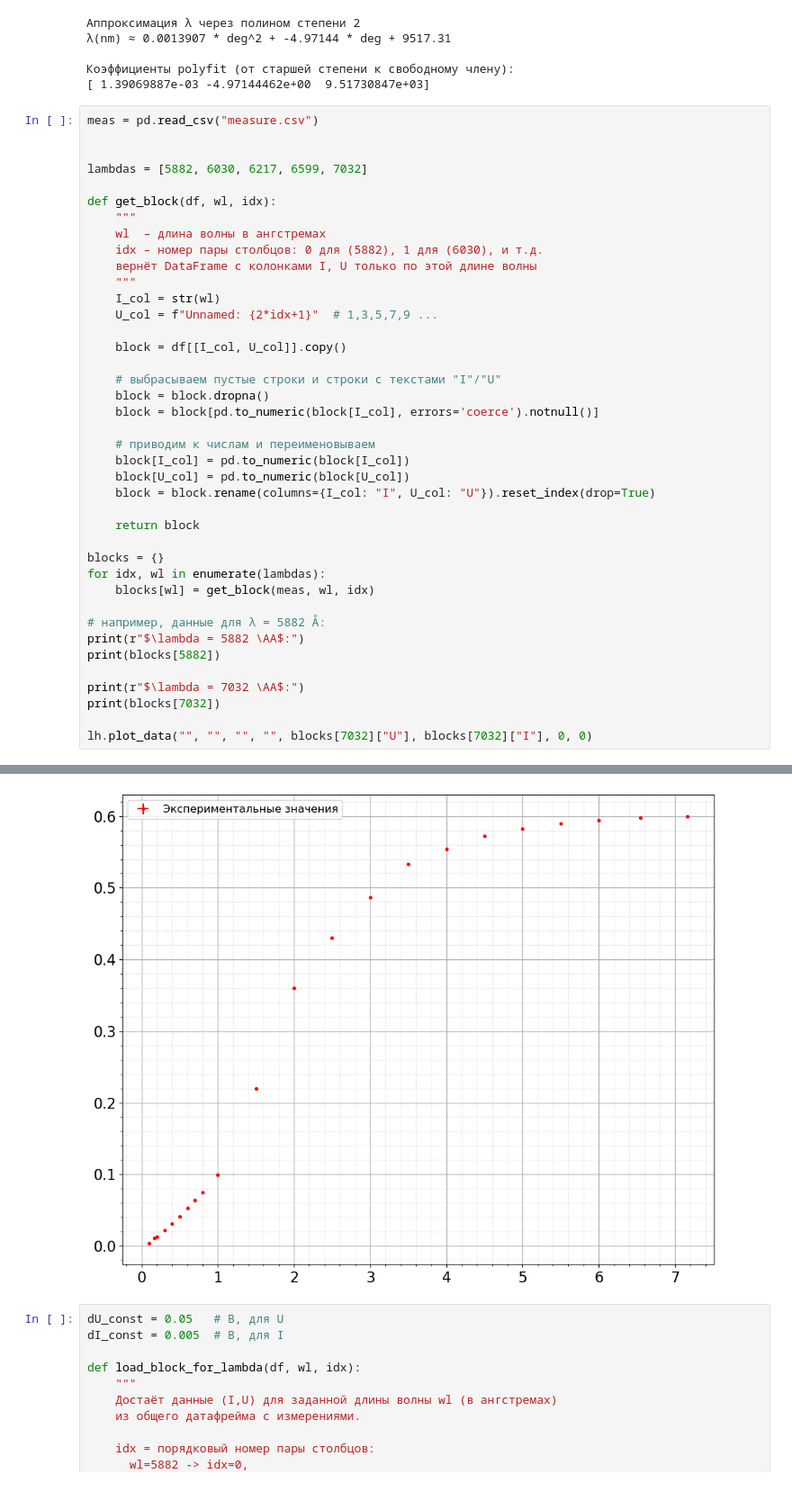
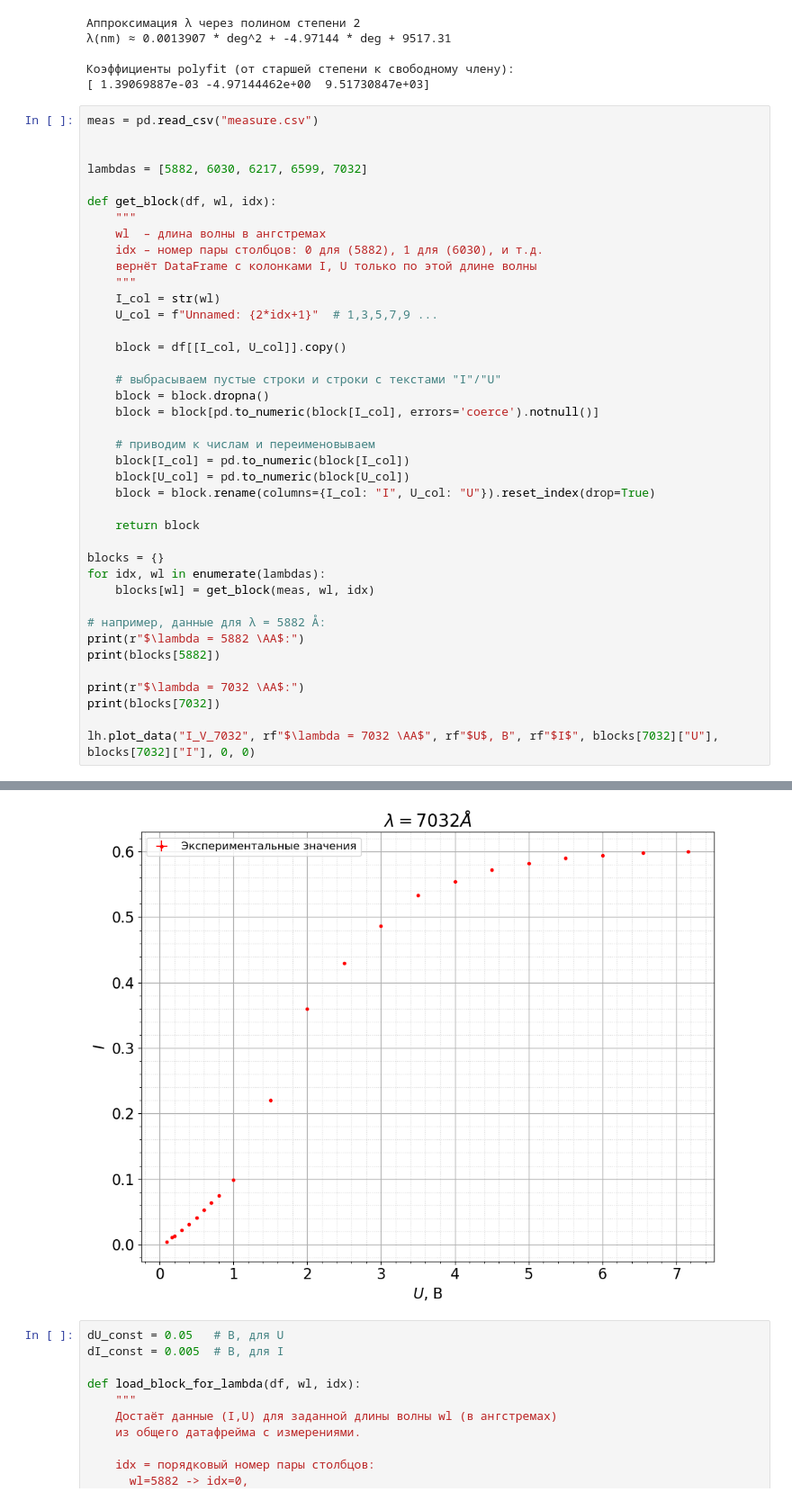
Before and after one commit to aidenfmunro/Labs, a Jupyter notebook: 5.1.1/calc.ipynb, the cells around one changed output, grey strips where cells are left out. Shown at 90% size. Saved outputs shown, nothing was run; the diff lists cells and outputs as text.

```diff
--- a/5.1.1/calc.ipynb
+++ b/5.1.1/calc.ipynb
@@ -157,35 +157,35 @@ def get_block(df, wl, idx):
 
 blocks = {}
 for idx, wl in enumerate(lambdas):
     blocks[wl] = get_block(meas, wl, idx)
 
 # например, данные для λ = 5882 Å:
 print(r"$\lambda = 5882 \AA$:")
 print(blocks[5882])
 
 print(r"$\lambda = 7032 \AA$:")
 print(blocks[7032])
 
-lh.plot_data("", "", "", "", blocks[7032]["U"], blocks[7032]["I"], 0, 0)
+lh.plot_data("I_V_7032", rf"$\lambda = 7032 \AA$", rf"$U$, В", rf"$I$", blocks[7032]["U"], blocks[7032]["I"], 0, 0)
 # %% [output]
 $\lambda = 5882 \AA$:
         I    U
 0   0.161  0.6
 1   0.137  0.5
 2   0.117  0.4
 3   0.093  0.3
 4   0.078  0.2
 5   0.060  0.1
 6   0.043  0.0
 7   0.031 -0.1
 8   0.019 -0.2
 9   0.009 -0.3
 ... (21 lines left out)
 18  0.022  0.300
 19  0.013  0.200
 20  0.011  0.165
 21  0.004  0.100
-[figure, old version]
+[figure, new version]
 # %%
 dU_const = 0.05   # В, для U
 dI_const = 0.005  # В, для I
```
Also changed, not shown: parts of 1 cell of this notebook, 19 other files.
